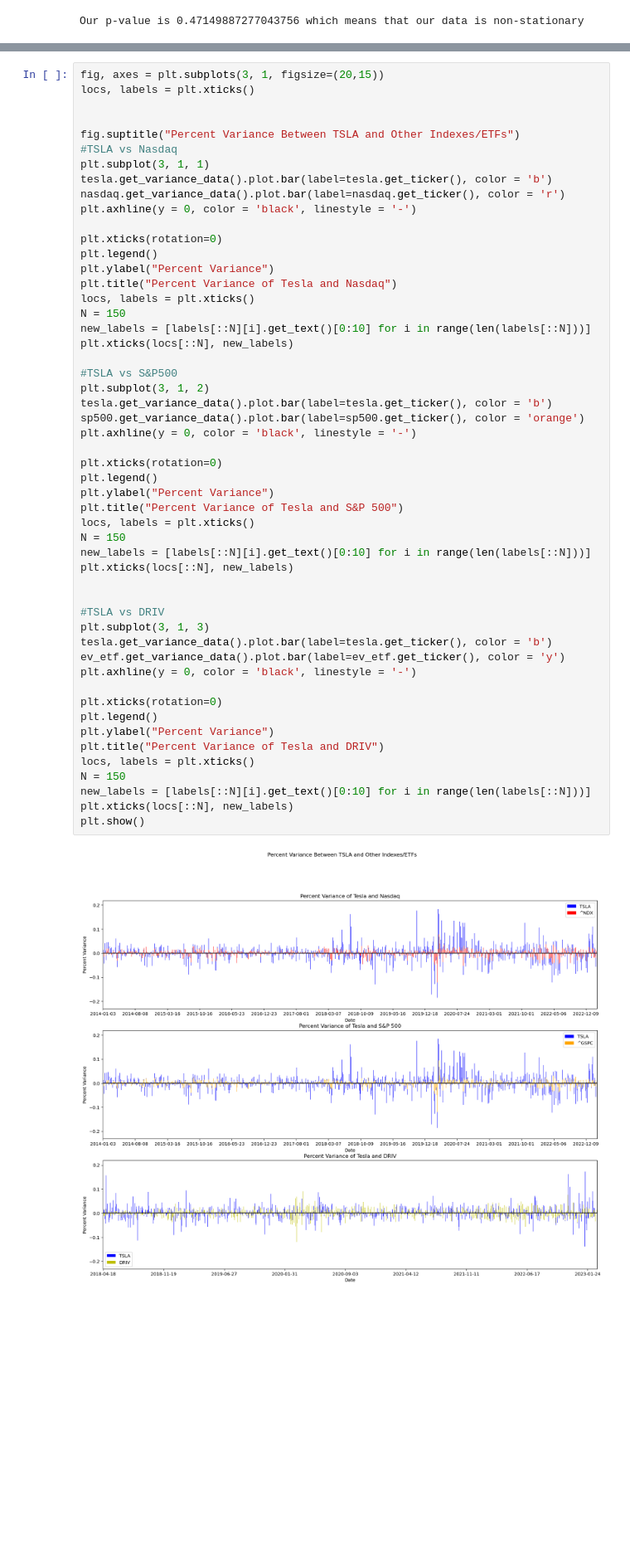
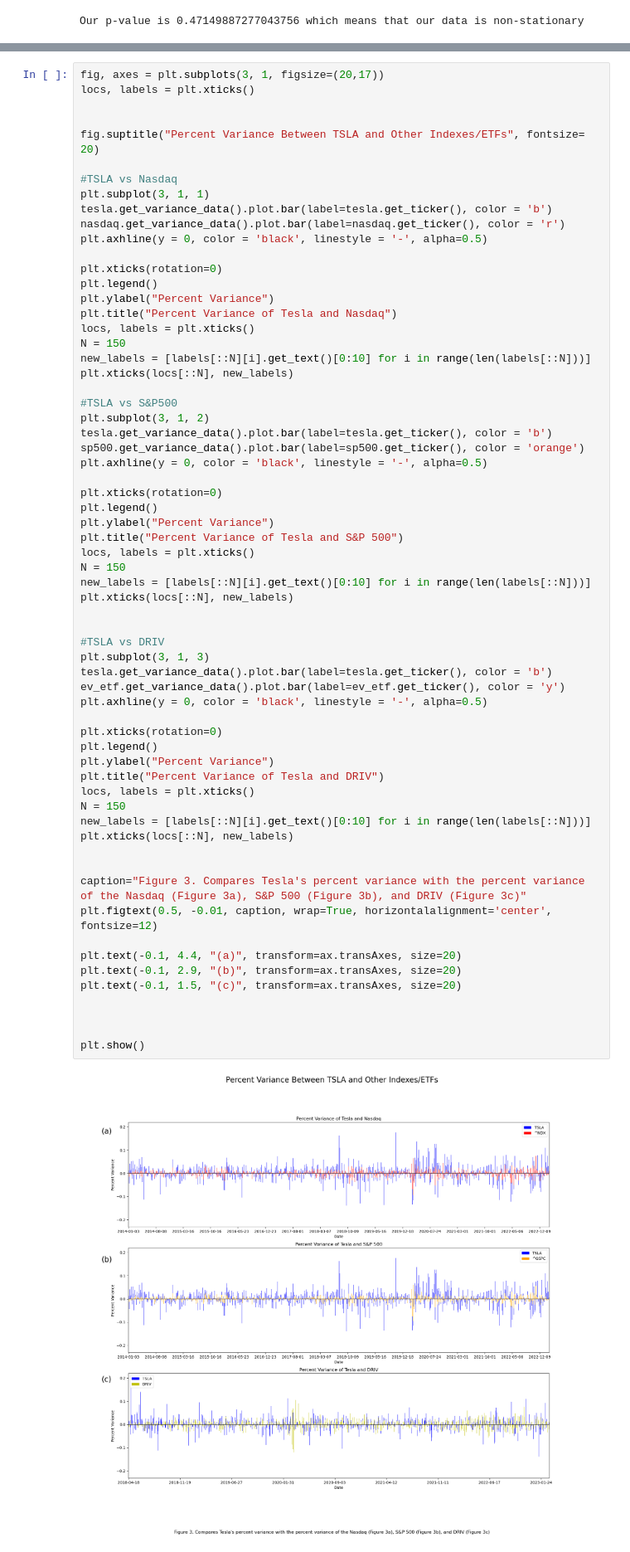
Before and after one commit to olincollege/twitter-vs-stock, a Jupyter notebook: main.ipynb, the cells around one changed output, grey strips where cells are left out. Shown at 83% size. Cells and saved outputs as stored; diff of their text form; blank space fills up the shorter version.

Commit message:
Added Captions to Graph

```diff
--- a/main.ipynb
+++ b/main.ipynb
@@ -348,16 +363,17 @@ Now that we've proved that our data is non-stationary, further decisions can be
 
 To do this we need to identify the dates for when the entire stock market dips and filter these days out from the list of days that Tesla's stock market dips. Because our data is non-stationary, to do this, we need to take the percent variance of all the stocks. Percent variance is the rate of change between days in a percentage of the previous point. For example, if the stock was 100 on the first day and then 80 on the second, the percentage variance of the second day is -20% from the first day. This way we do not need to factor in the sheer difference in scale of all the stock values nor it's non-stationary nature.
 # %%
-fig, axes = plt.subplots(3, 1, figsize=(20,15))
+fig, axes = plt.subplots(3, 1, figsize=(20,17))
 locs, labels = plt.xticks()
 
 
-fig.suptitle("Percent Variance Between TSLA and Other Indexes/ETFs")
+fig.suptitle("Percent Variance Between TSLA and Other Indexes/ETFs", fontsize= 20)
+
 #TSLA vs Nasdaq
 plt.subplot(3, 1, 1)
 tesla.get_variance_data().plot.bar(label=tesla.get_ticker(), color = 'b')
 nasdaq.get_variance_data().plot.bar(label=nasdaq.get_ticker(), color = 'r')
-plt.axhline(y = 0, color = 'black', linestyle = '-')
+plt.axhline(y = 0, color = 'black', linestyle = '-', alpha=0.5)
 
 plt.xticks(rotation=0)
 plt.legend()
@@ -371,34 +387,45 @@ plt.xticks(locs[::N], new_labels)
 #TSLA vs S&P500
 plt.subplot(3, 1, 2)
 tesla.get_variance_data().plot.bar(label=tesla.get_ticker(), color = 'b')
 sp500.get_variance_data().plot.bar(label=sp500.get_ticker(), color = 'orange')
-plt.axhline(y = 0, color = 'black', linestyle = '-')
+plt.axhline(y = 0, color = 'black', linestyle = '-', alpha=0.5)
 
 plt.xticks(rotation=0)
 plt.legend()
 plt.ylabel("Percent Variance")
 plt.title("Percent Variance of Tesla and S&P 500")
 locs, labels = plt.xticks()
 N = 150
 new_labels = [labels[::N][i].get_text()[0:10] for i in range(len(labels[::N]))]
 plt.xticks(locs[::N], new_labels)
 
 
 #TSLA vs DRIV
 plt.subplot(3, 1, 3)
 tesla.get_variance_data().plot.bar(label=tesla.get_ticker(), color = 'b')
 ev_etf.get_variance_data().plot.bar(label=ev_etf.get_ticker(), color = 'y')
-plt.axhline(y = 0, color = 'black', linestyle = '-')
+plt.axhline(y = 0, color = 'black', linestyle = '-', alpha=0.5)
 
 plt.xticks(rotation=0)
 plt.legend()
 plt.ylabel("Percent Variance")
 plt.title("Percent Variance of Tesla and DRIV")
 locs, labels = plt.xticks()
 N = 150
 new_labels = [labels[::N][i].get_text()[0:10] for i in range(len(labels[::N]))]
 plt.xticks(locs[::N], new_labels)
+
+
+caption="Figure 3. Compares Tesla's percent variance with the percent variance of the Nasdaq (Figure 3a), S&P 500 (Figure 3b), and DRIV (Figure 3c)"
+plt.figtext(0.5, -0.01, caption, wrap=True, horizontalalignment='center', fontsize=12)
+
+plt.text(-0.1, 4.4, "(a)", transform=ax.transAxes, size=20)
+plt.text(-0.1, 2.9, "(b)", transform=ax.transAxes, size=20)
+plt.text(-0.1, 1.5, "(c)", transform=ax.transAxes, size=20)
+
+
+
 plt.show()
 # %% [output]
-[figure, old version]
+[figure, new version]
 # %% [markdown]
```
Also changed, not shown: parts of 10 cells of this notebook.
